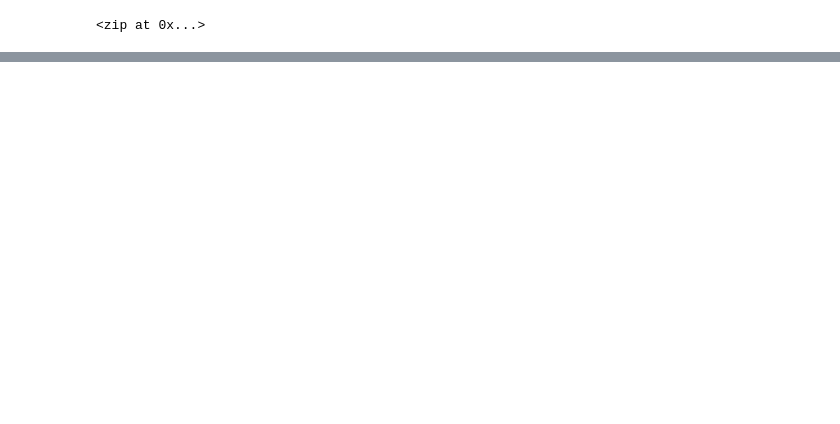
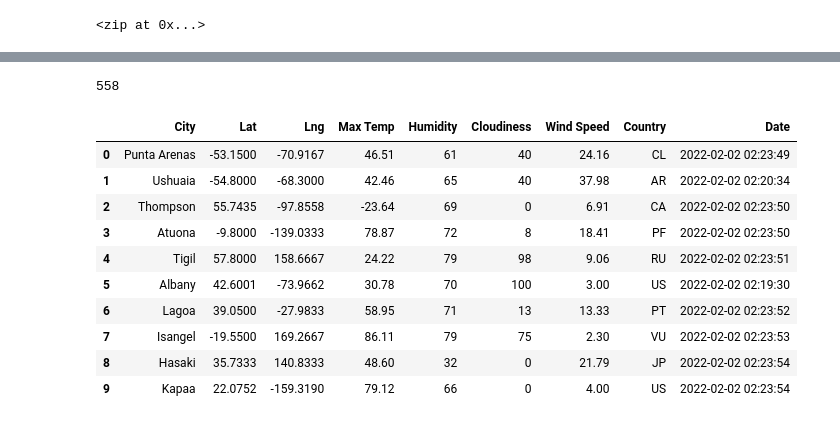
Before and after one commit to Rauloigs/World_Weather_Analysis, a Jupyter notebook: WeatherPy.ipynb, the cells around one changed output, grey strips where cells are left out. Cells and saved outputs as stored; diff of their text form; code cells hidden in the pictures; blank space fills up the shorter version.

```diff
--- a/WeatherPy.ipynb
+++ b/WeatherPy.ipynb
@@ -7,3 +14,6 @@ from citipy import citipy
+# %%
+# Starting URL for Weather Map API Call.
+url = "http://api.openweathermap.org/data/2.5/weather?units=Imperial&APPID=" + weather_api_key
 # %%
 # Create a set of random latitude and longitude combinations.
 lats = np.random.uniform(low=-90.000, high=90.000, size=1500)
@@ -33,0 +124,20 @@ len(cities)
+# %%
+len(city_data)
+# %% [output]
+558
+# %%
+# Convert the array of dictionaries to a Pandas DataFrame.
+city_data_df = pd.DataFrame(city_data)
+city_data_df.head(10)
+# %% [output]
+|  | City | Lat | Lng | Max Temp | Humidity | Cloudiness | Wind Speed | Country | Date |
+| 0 | Punta Arenas | -53.1500 | -70.9167 | 46.51 | 61 | 40 | 24.16 | CL | 2022-02-02 02:23:49 |
+| 1 | Ushuaia | -54.8000 | -68.3000 | 42.46 | 65 | 40 | 37.98 | AR | 2022-02-02 02:20:34 |
+| 2 | Thompson | 55.7435 | -97.8558 | -23.64 | 69 | 0 | 6.91 | CA | 2022-02-02 02:23:50 |
+| 3 | Atuona | -9.8000 | -139.0333 | 78.87 | 72 | 8 | 18.41 | PF | 2022-02-02 02:23:50 |
+| 4 | Tigil | 57.8000 | 158.6667 | 24.22 | 79 | 98 | 9.06 | RU | 2022-02-02 02:23:51 |
+| 5 | Albany | 42.6001 | -73.9662 | 30.78 | 70 | 100 | 3.00 | US | 2022-02-02 02:19:30 |
+| 6 | Lagoa | 39.0500 | -27.9833 | 58.95 | 71 | 13 | 13.33 | PT | 2022-02-02 02:23:52 |
+| 7 | Isangel | -19.5500 | 169.2667 | 86.11 | 79 | 75 | 2.30 | VU | 2022-02-02 02:23:53 |
+| 8 | Hasaki | 35.7333 | 140.8333 | 48.60 | 32 | 0 | 21.79 | JP | 2022-02-02 02:23:54 |
+| 9 | Kapaa | 22.0752 | -159.3190 | 79.12 | 66 | 0 | 4.00 | US | 2022-02-02 02:23:54 |
```
Also changed, not shown: parts of 4 cells of this notebook, 4 other files.
